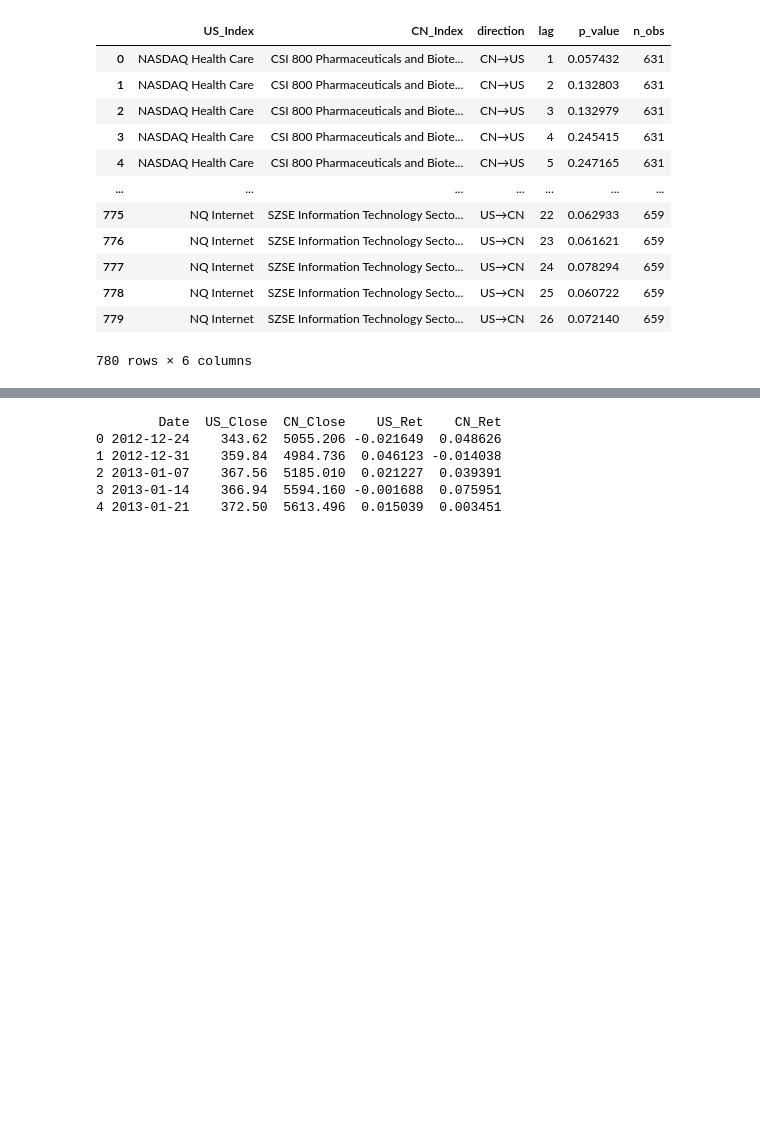
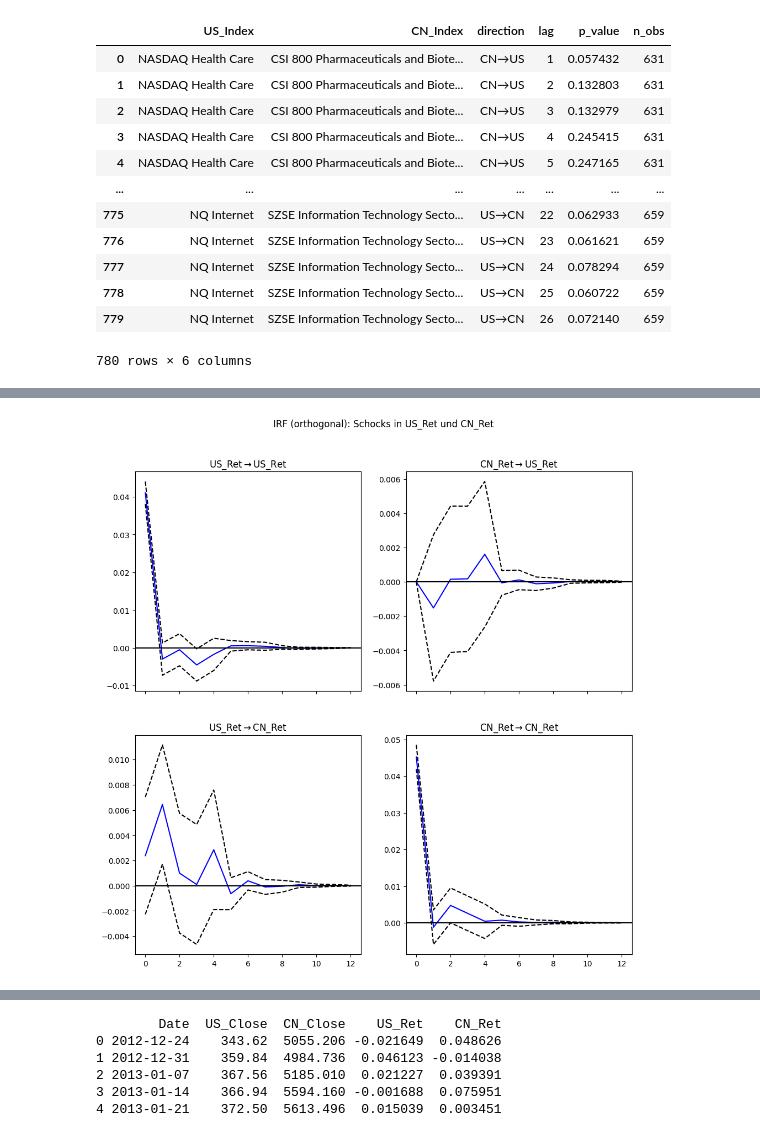
Before and after one commit to N4ims/mandarin-momentum, a Jupyter notebook: compare.ipynb, the cells around one changed output, grey strips where cells are left out. Saved outputs shown, nothing was run; the diff lists cells and outputs as text; code cells hidden in the pictures; blank space fills up the shorter version.

```diff
--- a/compare.ipynb
+++ b/compare.ipynb
@@ -865,0 +1051,35 @@ display(styled)
+# %%
+from statsmodels.tsa.api import VAR
+import matplotlib.pyplot as plt
+
+def prepare_pair_ts(friday_df, merged_weekly_cn, us_name, cn_name):
+    pair_df = make_pair_timeseries(
+        friday_df,
+        merged_weekly_cn,
+        us_name=us_name,
+        cn_name=cn_name
+    )
+    pair_df = pair_df.dropna(subset=["US_Ret", "CN_Ret"]).copy()
+    # Reihenfolge festlegen: erst US, dann CN
+    return pair_df[["US_Ret", "CN_Ret"]]
+
+def run_var_and_irf(pair_df, maxlags=4, irf_horizon=12):
+    model = VAR(pair_df)
+    res = model.fit(maxlags)
+    irf = res.irf(irf_horizon)
+
+    # Plot: Wirkung eines CN-Schocks auf US
+    fig = irf.plot(orth=True)
+    plt.suptitle("IRF (orthogonal): Schocks in US_Ret und CN_Ret", y=1.02)
+    plt.show()
+
+    return res, irf
+
+# Beispiel für eines deiner drei Paare
+us = "NQ Transportation"
+cn = "Transportation & Storage Index"
+
+pair_df = prepare_pair_ts(friday_df, merged_weekly_cn, us, cn)
+res, irf = run_var_and_irf(pair_df, maxlags=4, irf_horizon=12)
+# %% [output]
+[figure, added]
```
Also changed, not shown: parts of 10 cells of this notebook.
